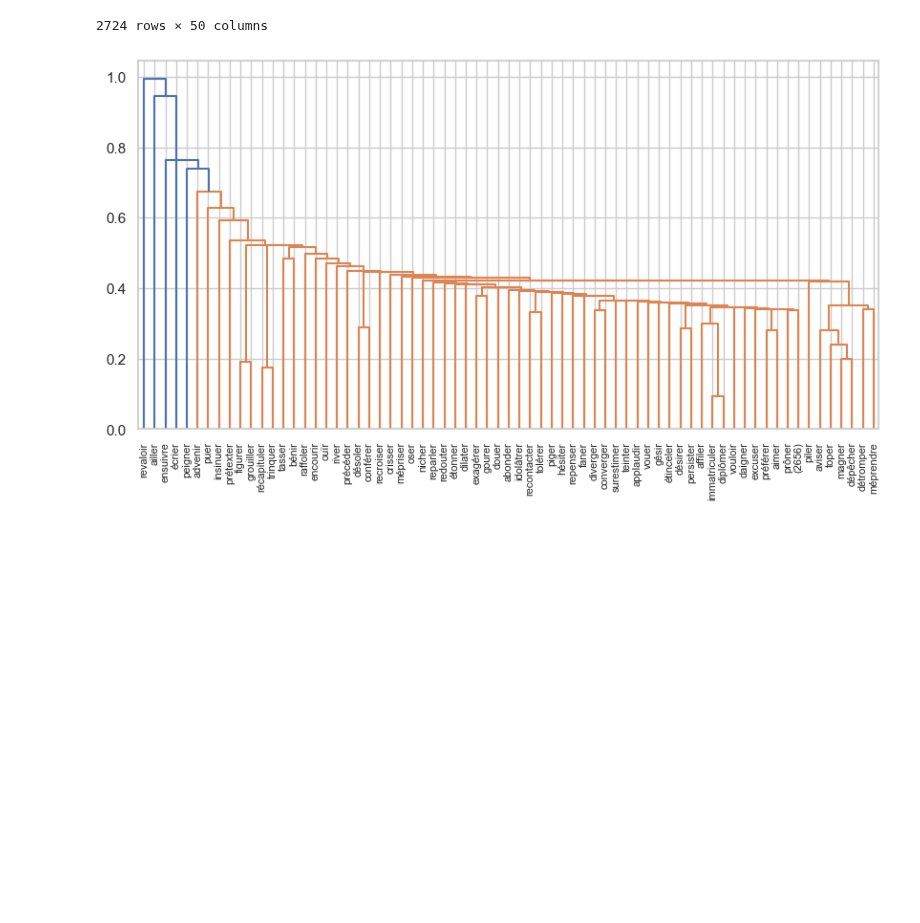
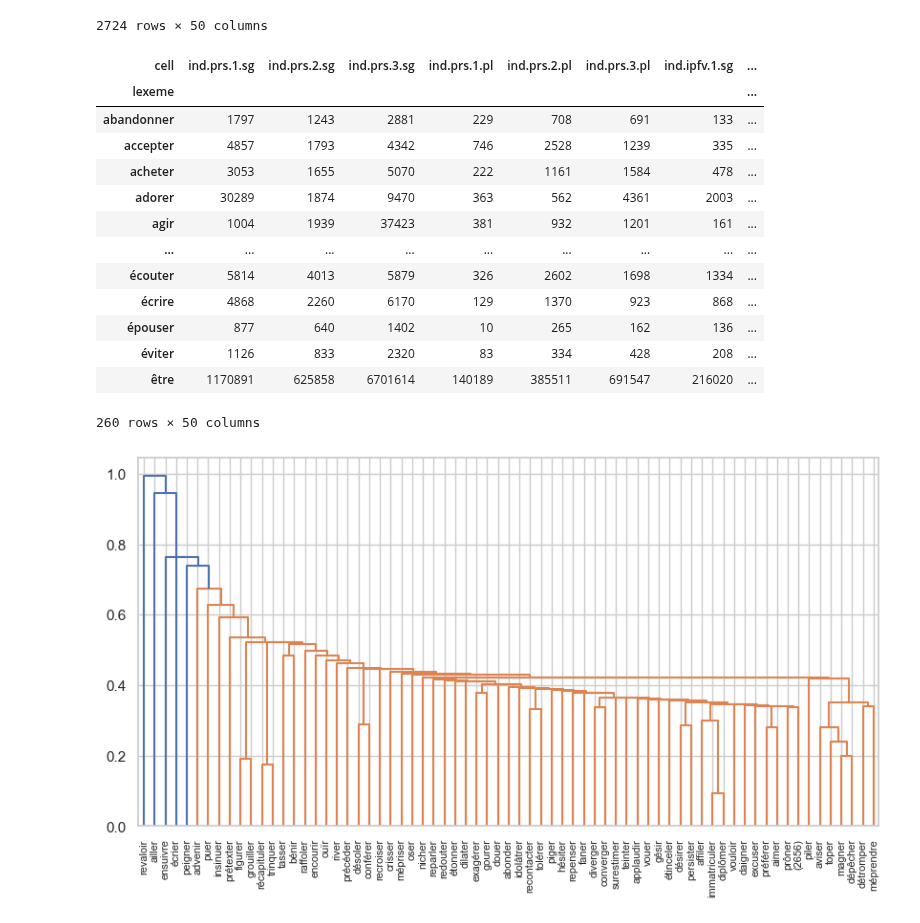
Before and after one commit to gboye/SWIM, a Jupyter notebook: ParadigmGeneration/Vlexique2/Vlexique2-Dendrogrammes.ipynb, the cells around one changed output. Cells and saved outputs as stored; diff of their text form; code cells hidden in the pictures; blank space fills up the shorter version.

Commit message:
vlexique2

```diff
--- a/ParadigmGeneration/Vlexique2/Vlexique2-Dendrogrammes.ipynb
+++ b/ParadigmGeneration/Vlexique2/Vlexique2-Dendrogrammes.ipynb
@@ -241,8 +241,8 @@ def getZ(dfLoc):
     dendZ=optimal_leaf_ordering(dendZ,dendY)
     return dendZ
 # %%
-dfDend=pd.pivot_table(dfVlexique, values='frequency', index=['lexeme'], columns=['cell'], aggfunc="sum")[ordStem]
-dfDend=dfDend.loc[dfDend.sum(axis=1)>=250]
+dfPar=pd.pivot_table(dfVlexique, values='frequency', index=['lexeme'], columns=['cell'], aggfunc="sum")[ordStem]
+dfDend=dfDend.loc[dfPar.sum(axis=1)>=250]
 dfDend
 # %% [output]
 | cell | ind.prs.1.sg | ind.prs.2.sg | ind.prs.3.sg | ind.prs.1.pl | ind.prs.2.pl | ind.prs.3.pl | ind.ipfv.1.sg | ... |
@@ -259,6 +259,23 @@ dfDend
 | évoquer | 69 | 39 | 1012 | 29 | 77 | 239 | 48 | ... |
 | être | 1170891 | 625858 | 6701614 | 140189 | 385511 | 691547 | 216020 | ... |
 2724 rows × 50 columns
+# %%
+dfPar.loc[dfPar.mean(axis=1)>=500]
+# %% [output]
+| cell | ind.prs.1.sg | ind.prs.2.sg | ind.prs.3.sg | ind.prs.1.pl | ind.prs.2.pl | ind.prs.3.pl | ind.ipfv.1.sg | ... |
+| lexeme |  |  |  |  |  |  |  | ... |
+| abandonner | 1797 | 1243 | 2881 | 229 | 708 | 691 | 133 | ... |
+| accepter | 4857 | 1793 | 4342 | 746 | 2528 | 1239 | 335 | ... |
+| acheter | 3053 | 1655 | 5070 | 222 | 1161 | 1584 | 478 | ... |
+| adorer | 30289 | 1874 | 9470 | 363 | 562 | 4361 | 2003 | ... |
+| agir | 1004 | 1939 | 37423 | 381 | 932 | 1201 | 161 | ... |
+| ... | ... | ... | ... | ... | ... | ... | ... | ... |
+| écouter | 5814 | 4013 | 5879 | 326 | 2602 | 1698 | 1334 | ... |
+| écrire | 4868 | 2260 | 6170 | 129 | 1370 | 923 | 868 | ... |
+| épouser | 877 | 640 | 1402 | 10 | 265 | 162 | 136 | ... |
+| éviter | 1126 | 833 | 2320 | 83 | 334 | 428 | 208 | ... |
+| être | 1170891 | 625858 | 6701614 | 140189 | 385511 | 691547 | 216020 | ... |
+260 rows × 50 columns
 # %%
 norm=True
 dendZ=getZ(dfDend)
```
